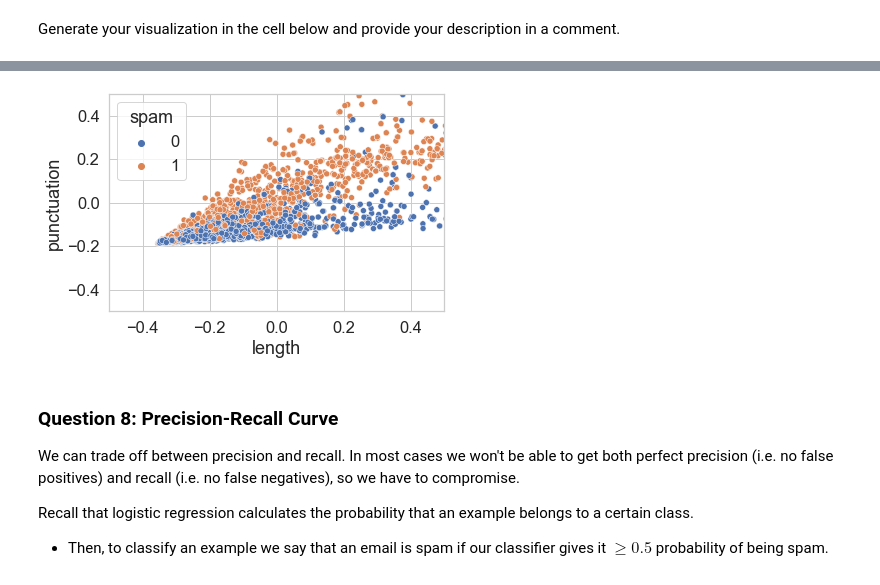
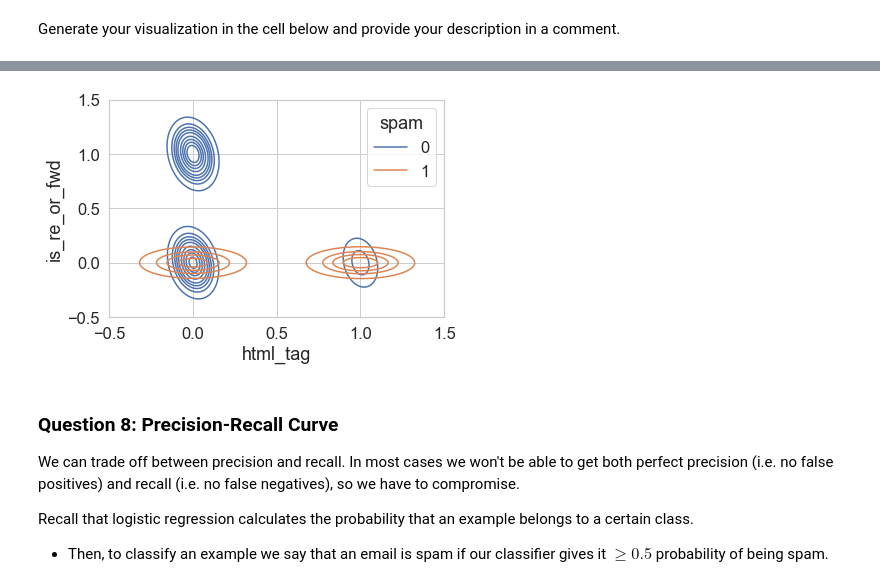
Before and after one commit to hanchaa/Korea_Univ_2022_1, a Jupyter notebook: COSE471/HW4/hw4.ipynb, the cells around one changed output, grey strips where cells are left out. Saved outputs shown, nothing was run; the diff lists cells and outputs as text; code cells hidden in the pictures.

Commit message:
feat(COSE471_hw4): add feature some features for spam filtering

```diff
--- a/COSE471/HW4/hw4.ipynb
+++ b/COSE471/HW4/hw4.ipynb
@@ -143,10 +136,18 @@ points: 1
 print('Before imputation:')
 print(original_training_data.isnull().sum())
 
-original_training_data.loc[original_training_data["id"].isnull(), "id"] = 0
-original_training_data.loc[original_training_data["subject"].isnull(), "subject"] = ""
-original_training_data.loc[original_training_data["email"].isnull(), "email"] = ""
-original_training_data.loc[original_training_data["spam"].isnull(), "spam"] = 0
+original_training_data.loc[
+    original_training_data["id"].isnull(), "id"
+] = 0
+original_training_data.loc[
+    original_training_data["subject"].isnull(), "subject"
+] = ""
+original_training_data.loc[
+    original_training_data["email"].isnull(), "email"
+] = ""
+original_training_data.loc[
+    original_training_data["spam"].isnull(), "spam"
+] = 0
 
 print('------------')
 print('After imputation:')
@@ -680,16 +689,19 @@ points: 6
 <!-- EXPORT TO PDF format:image -->
 # %%
 # Write your description (2-3 sentences) as a comment here:
-#
-#
-#
-
+# 아래의 plot은 클래스에 따라 내용에 html 태그를 가지고 있는 이메일의 비율과 답장 또는 전달된 이메일의 비율을 나타낸다.
+# 답장 또는 전달 된 이메일인 경우 대부분이 non-spam 이메일이라고 볼 수 있으며
+# 내용에 html 태그(<></>)를 가지고 있다면 대부분이 spam 이메일이라고 볼 수 있다.
 # Write the code to generate your visualization here:
 import re
 
 original_training_data = pd.read_csv(f'{workspace_path}/train.csv')
-original_training_data.loc[original_training_data["subject"].isnull(), "subject"] = ""
-original_training_data.loc[original_training_data["email"].isnull(), "email"] = ""
+original_training_data.loc[
+    original_training_data["subject"].isnull(), "subject"
+] = ""
+original_training_data.loc[
+    original_training_data["email"].isnull(), "email"
+] = ""
 
 train, val = train_test_split(
     original_training_data, test_size=0.1, random_state=42)
@@ -706,21 +718,55 @@ def standardize(series):
     return (series - np.mean(series)) / np.std(series)
 
 def feature_engineering(df):
-    df["length"] = standardize(df["email"].str.len())
-    df["upper_case"] = standardize(df["email"].map(lambda x: count_regex(r"[A-Z]", x) / len(x)))
-    df["lower_case"] = standardize(df["email"].map(lambda x: count_regex(r"[a-z]", x) / len(x)))
-    df["punctuation"] = standardize(df["email"].map(lambda x: count_regex(r"[#/\\$%&*()_+-^[\]{|}><~;:@='\"]", x)))
-    df["numbers"] = standardize(df["email"].map(lambda x: count_regex(r"\d", x) / len(x)))
-    df["space"] = standardize(df["email"].map(lambda x: count_regex(r"\s", x) / len(x)))
-    df["is_re_or_fwd"] = df["subject"].map(lambda x: search_regex(r"(((r|R)(e|E))|((f|F)(w|W)(d|D))):", x))
+    df["length"] = standardize(
+        df["email"].str.len()
+    )
+    df["num_words"] = standardize(
+        df["email"].map(lambda x: len(x.split()))
+    )
+    df["upper_case"] = standardize(
+        df["email"].map(lambda x: count_regex(r"[A-Z]", x) / len(x))
+    )
+    df["lower_case"] = standardize(
+        df["email"].map(lambda x: count_regex(r"[a-z]", x) / len(x))
+    )
+    df["punctuation"] = df["email"].map(
+        lambda x: count_regex(r"[^\w\d\s.]", x)
+    )
 
-    return df.loc[:, "spam":]
+    df["subject_length"] = standardize(
+        df["subject"].str.len()
+    )
+    df["num_subject_words"] = standardize(
+        df["subject"].map(lambda x: len(x.split()))
+    )
+    df["subject_upper_case"] = standardize(
+        df["subject"].map(lambda x: count_regex(r"[A-Z]", x) / (len(x) or 1))
+    )
+    df["subject_lower_case"] = standardize(
+        df["subject"].map(lambda x: count_regex(r"[a-z]", x) / (len(x) or 1))
+    )
+    df["subject_punctuation"] = df["subject"].map(
+        lambda x: count_regex(r"[^\w\d\s.]", x)
+    )
 
-train_feature = feature_engineering(train)
-print(train_feature)
+    df["is_re_or_fwd"] = df["subject"].map(
+        lambda x: search_regex(r"(re|fwd):", x.lower())
+    )
+    df["html_tag"] = df["email"].map(
+        lambda x: search_regex(r"<.*?>.*</.*?>", x)
+    )
 
-# sns.scatterplot(x="lower_case", y="upper_case", hue="spam", data=train)
-sns.scatterplot(x = "length", y = "punctuation", hue="spam", data=train_feature)
-plt.xlim([-0.5, 0.5])
-plt.ylim([-0.5, 0.5])
+    return df.loc[:, "length":], df.loc[:, "spam"]
+
+x_train, y_train = feature_engineering(train)
+
+df = x_train.copy()
+df["spam"] = y_train
+
+
+
+sns.kdeplot(x = "html_tag", y = "is_re_or_fwd", hue="spam", data=df)
+plt.xlim([-0.5, 1.5])
+plt.ylim([-0.5, 1.5])
 # %% [output]
@@ -742,4 +774,4 @@ plt.ylim([-0.5, 0.5])
-[figure, old version]
+[figure, new version]
 # %% [markdown]
 ### Question 8: Precision-Recall Curve
 
```
Also changed, not shown: parts of 5 cells of this notebook.
